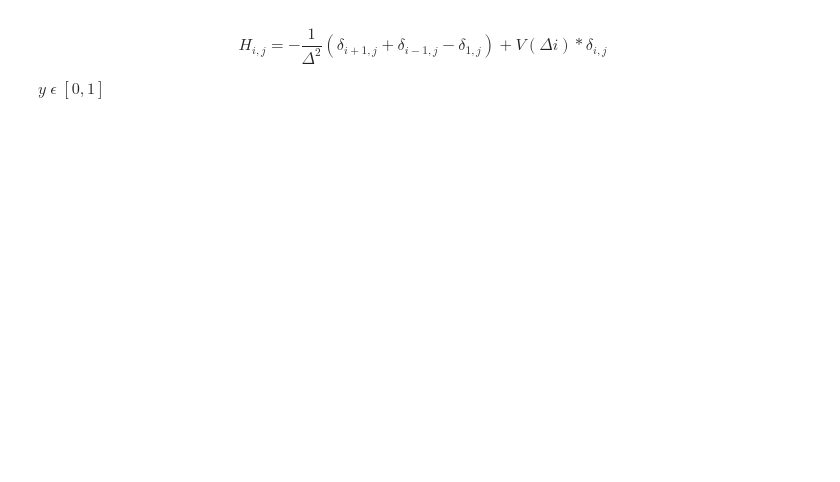
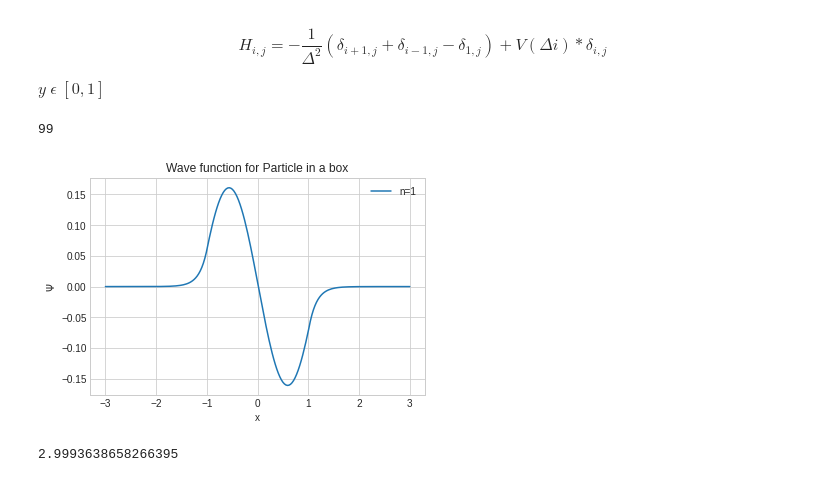
Before and after one commit to iashyam/Computation-QM, a Jupyter notebook: 1D_eiogenvalue.ipynb, the cells around one changed output. Saved outputs shown, nothing was run; the diff lists cells and outputs as text; code cells hidden in the pictures; blank space fills up the shorter version.

```diff
--- a/1D_eiogenvalue.ipynb
+++ b/1D_eiogenvalue.ipynb
@@ -31,10 +47,19 @@ y = np.linspace(0,1,2*n)
 Delta = y[1]-y[0]
 # %%
-def k(i,j):
+def k(i,j): #kronekar delta function
     return 1 if i==j else 0
 
 def V(x):
-    return 0
+    # return x**2 #for harmonic potential
+    return -50 if abs(x)<1 else 0 #for square well
+    # return (-k*e**2/l0) *(1/x) # for hygrogen atom
 # %%
 def Hemiltonian(i,j):
     return (-1/Delta**2)*(k(i+1,j)+k(i-1,j)-2*k(i,j)) + V(Delta*i)*k(i,j)
+# %%
+H = np.array([[Hemiltonian(i,j) for i in range(-n,n)] for j in range(-n,n)])
+len(range(1,n))
+# %% [output]
+99
+# %%
+eval, evac = lin.eig(H)
@@ -40,0 +68,24 @@ def Hemiltonian(i,j):
+# %%
+idx = eval.argsort()
+eval = eval[idx]
+evac = evac[:,idx]
+psi1 = evac[:,1]
+psi2 = evac[:,2]
+psi0 = evac[:,0]
+
+potential = 0.006*np.array([V(Delta*i) for i in range(1,n)])
+# %%
+plt.plot(y,psi1, label="n=1")
+# plt.plot(y,psi2, label="n=2")
+# plt.plot(y,psi0, label="n=0")
+# plt.plot(y, potential, label="Potential")
+plt.ylabel(r'$\Psi$')
+plt.xlabel('x')
+plt.title('Wave function for Particle in a box')
+plt.legend();
+# %% [output]
+[figure, added]
+# %%
+print(eval[0])
+# %% [output]
+2.9993638658266395
```
Also changed, not shown: parts of 37 cells of this notebook.
